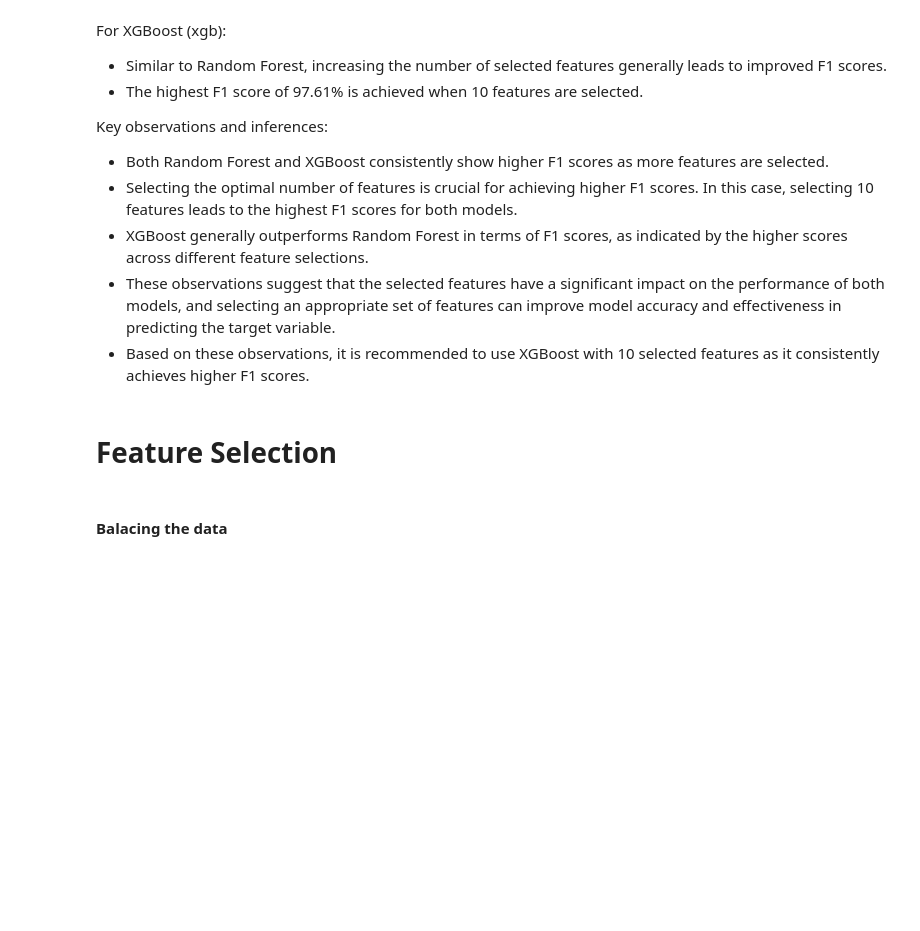
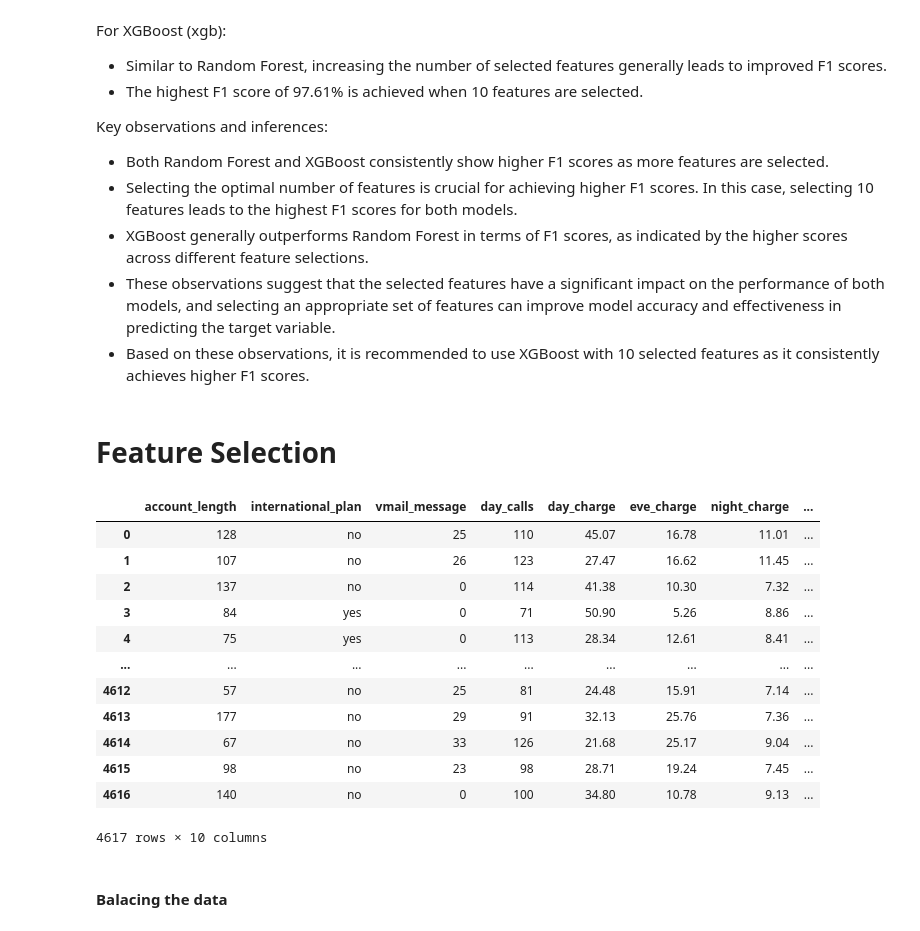
Before and after one commit to mdushetwar/Customer_Churn, a Jupyter notebook: PRCL-0017-Customer_Churn.ipynb, the cells around one changed output. Cells and saved outputs as stored; diff of their text form; code cells hidden in the pictures; blank space fills up the shorter version.

```diff
--- a/PRCL-0017-Customer_Churn.ipynb
+++ b/PRCL-0017-Customer_Churn.ipynb
@@ -662,6 +662,22 @@ preprocessor= ColumnTransformer([
     ('cat', OrdinalEncoder(categories=[['no', 'yes']]), cat_col_selected),
     ('num', StandardScaler(), num_col_selected)
 ])
+# %%
+X_selected
+# %% [output]
+|  | account_length | international_plan | vmail_message | day_calls | day_charge | eve_charge | night_charge | ... |
+| 0 | 128 | no | 25 | 110 | 45.07 | 16.78 | 11.01 | ... |
+| 1 | 107 | no | 26 | 123 | 27.47 | 16.62 | 11.45 | ... |
+| 2 | 137 | no | 0 | 114 | 41.38 | 10.30 | 7.32 | ... |
+| 3 | 84 | yes | 0 | 71 | 50.90 | 5.26 | 8.86 | ... |
+| 4 | 75 | yes | 0 | 113 | 28.34 | 12.61 | 8.41 | ... |
+| ... | ... | ... | ... | ... | ... | ... | ... | ... |
+| 4612 | 57 | no | 25 | 81 | 24.48 | 15.91 | 7.14 | ... |
+| 4613 | 177 | no | 29 | 91 | 32.13 | 25.76 | 7.36 | ... |
+| 4614 | 67 | no | 33 | 126 | 21.68 | 25.17 | 9.04 | ... |
+| 4615 | 98 | no | 23 | 98 | 28.71 | 19.24 | 7.45 | ... |
+| 4616 | 140 | no | 0 | 100 | 34.80 | 10.78 | 9.13 | ... |
+4617 rows × 10 columns
 # %%
 # Fit and transform the data using the processing pipeline
 X_processed_selected = preprocessor.fit_transform(X_selected)
```
Also changed, not shown: parts of 8 cells of this notebook, 1 other file.
